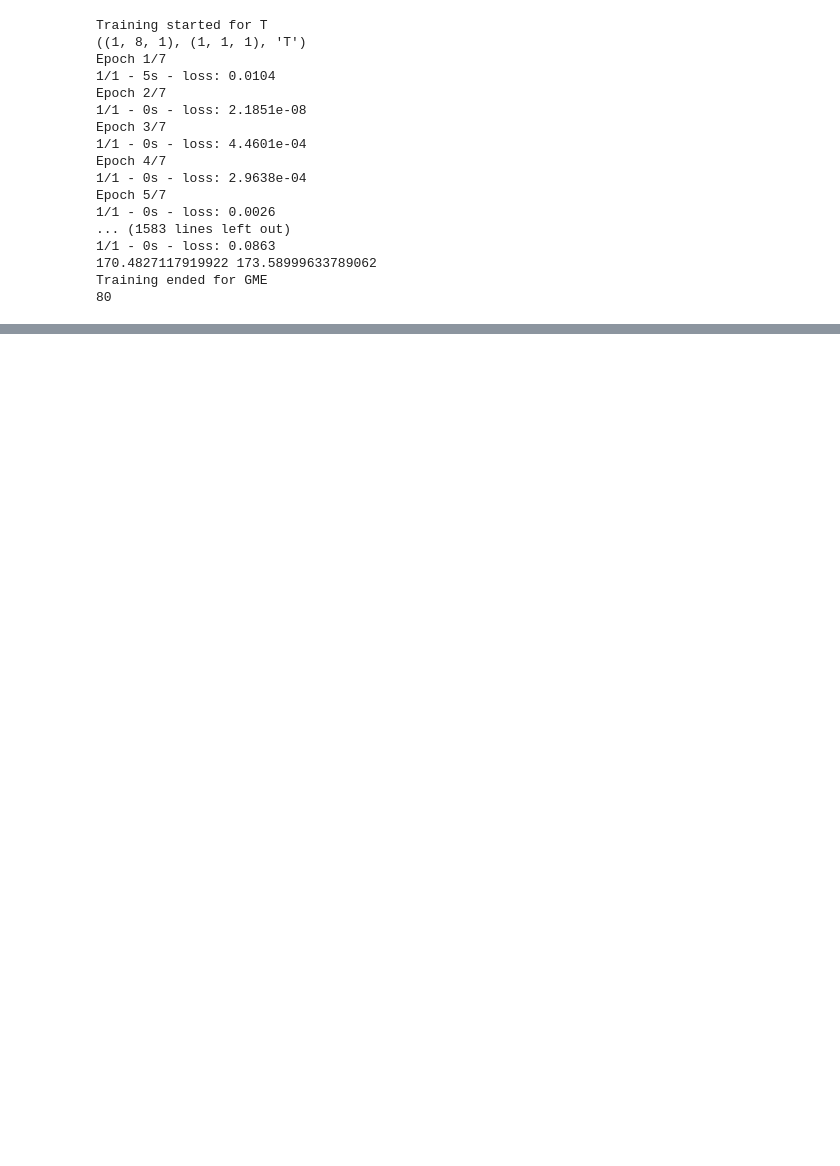
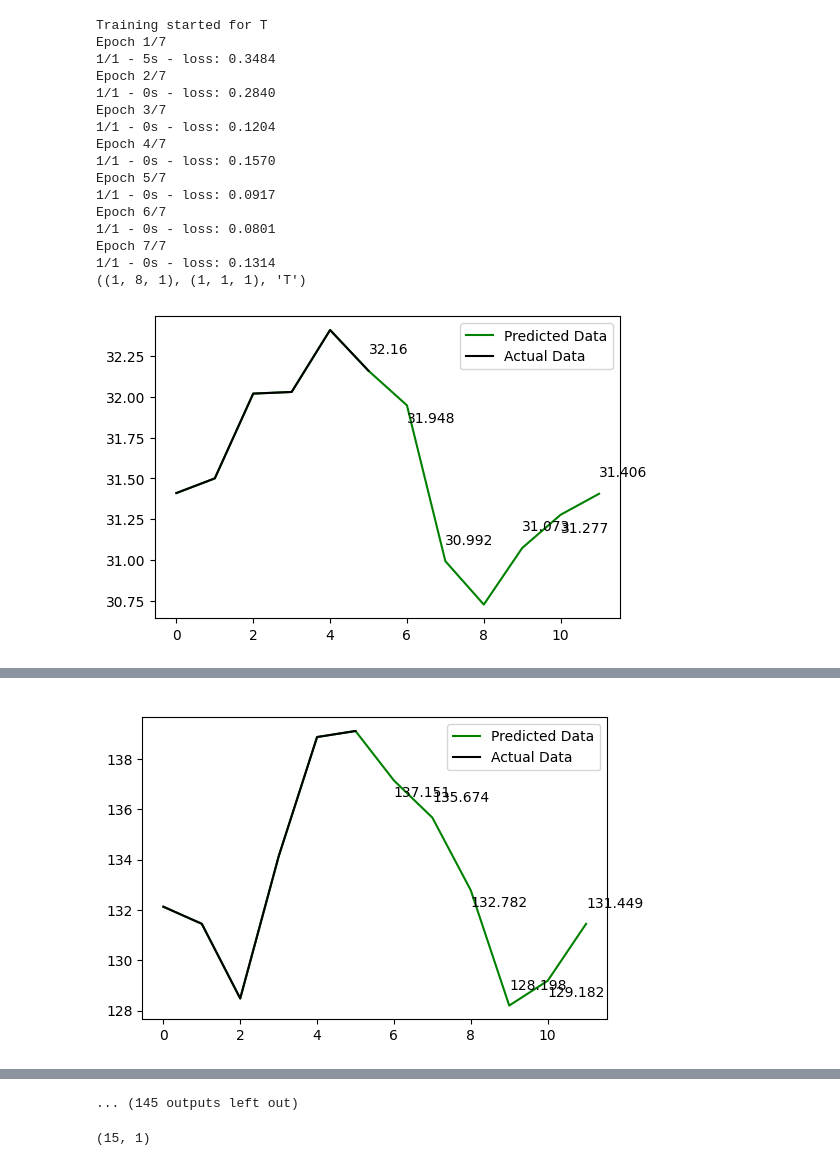
Before and after one commit to aakarshhh/AI_ML, a Jupyter notebook: Model_Update_StockLSTM.ipynb, the cells around one changed output, grey strips where cells are left out. Drawn from its saved outputs; the diff is of its cells as text; code cells hidden in the pictures; blank space fills up the shorter version.

```diff
--- a/Model_Update_StockLSTM.ipynb
+++ b/Model_Update_StockLSTM.ipynb
@@ -28,7 +33,7 @@ from tensorflow.keras import Sequential
 from tensorflow.keras.layers import  Dense , Dropout ,LSTM ,BatchNormalization
 # %%
 pred_days = 8
-d= dt.timedelta(days = 15)
+d= dt.timedelta(days = 18)
 start = dt.datetime.now()- d
 end = dt.datetime.now()
 start, end
@@ -119,50 +152,75 @@ param
 # %%
 cou= 1
-for c in pd.read_excel('/content/drive/MyDrive/SentStock/tickers.xlsx',header=None)[0] :
+for c in pd.read_excel('/content/drive/MyDrive/SentStock/tickers.xlsx',header=None)[0]:
   print("Training started for "+c)
   c = c.strip()
   sdata =data[f'{c}']['Close'].dropna().values.reshape(-1,1)
-
   x_train=[]
   y_train=[]
 
   param[f'{c}']['mean'] = sdata.mean()
   param[f'{c}']['std'] = sdata.std()
   sdata = norm(sdata ,c )
 
   x_train.append(sdata[:-1 ] )
   y_train.append(sdata[-1:])
 
   x_train,y_train = np.array(x_train) , np.array(y_train)
   x_train= np.reshape(x_train,(x_train.shape[0],x_train.shape[1],1))
+  train_model(x_train,y_train)
 
   print((x_train.shape,y_train.shape,c))
+  pr = scaled(model.predict(x_train),c)
+  d = 1
+  sdata = np.vstack((sdata, model.predict(sdata[d:].reshape((1,8,1)))))
+  d+=1
 
-  pr = scaled(model.predict(x_train),c)
+  sdata = np.vstack((sdata,model.predict(sdata[d:].reshape((1,8,1)))))
+  d+=1
+
+  sdata = np.vstack((sdata,model.predict(sdata[d:].reshape((1,8,1)))))
+  d+=1
+
+  sdata = np.vstack((sdata,model.predict(sdata[d:].reshape((1,8,1)))))
+  d+=1
+
+  sdata = np.vstack((sdata,model.predict(sdata[d:].reshape((1,8,1)))))
+  d+=1
+
+  sdata = np.vstack((sdata,model.predict(sdata[d:].reshape((1,8,1)))))
+  sdata = scaled(sdata,c)
+
   param[f'{c}']['pred'] = pr
+  a[f'{c}']['pred'] = pr
   param[f'{c}']['real'] = data[f'{c}']['Close'][-1:]
-
-  train_model(x_train,y_train)
-  print(param[f'{c}']['pred'] , param[f'{c}']['real'])
+  a[f'{c}']['real'] = data[f'{c}']['Close'][-1:]
+  param[f'{c}']['pred_next'] = sdata[9]
+  a[f'{c}']['pred_next'] = sdata[9]
+  a[f'{c}']['pred_next2'] = sdata[10]
+  a[f'{c}']['pred_next3'] = sdata[11]
+  a[f'{c}']['pred_next4'] = sdata[12]
+  a[f'{c}']['pred_next5'] = sdata[13]
+  a[f'{c}']['pred_next6'] = sdata[14]
+  save_plot(sdata,c,name=f'{c}')
   print("Training ended for "+c)
   print(cou)
   cou+=1
   print()
 # %% [output]
 Training started for T
+Epoch 1/7
+1/1 - 5s - loss: 0.3484
+Epoch 2/7
+1/1 - 0s - loss: 0.2840
+Epoch 3/7
+1/1 - 0s - loss: 0.1204
+Epoch 4/7
+1/1 - 0s - loss: 0.1570
+Epoch 5/7
+1/1 - 0s - loss: 0.0917
+Epoch 6/7
+1/1 - 0s - loss: 0.0801
+Epoch 7/7
+1/1 - 0s - loss: 0.1314
 ((1, 8, 1), (1, 1, 1), 'T')
-Epoch 1/7
-1/1 - 5s - loss: 0.0104
-Epoch 2/7
-1/1 - 0s - loss: 2.1851e-08
-Epoch 3/7
-1/1 - 0s - loss: 4.4601e-04
-Epoch 4/7
-1/1 - 0s - loss: 2.9638e-04
-Epoch 5/7
-1/1 - 0s - loss: 0.0026
-... (1583 lines left out)
-1/1 - 0s - loss: 0.0863
-170.4827117919922 173.58999633789062
-Training ended for GME
-80
+[figure, added]
@@ -168,0 +246 @@ Training ended for GME
+[figure, added]
@@ -169,2 +327,7 @@ Training ended for GME
+... (145 outputs left out)
+# %%
+sdata.shape
+# %% [output]
+(15, 1)
 # %%
 param = param.dropna(axis=1,)
```
Also changed, not shown: parts of 11 cells of this notebook.
